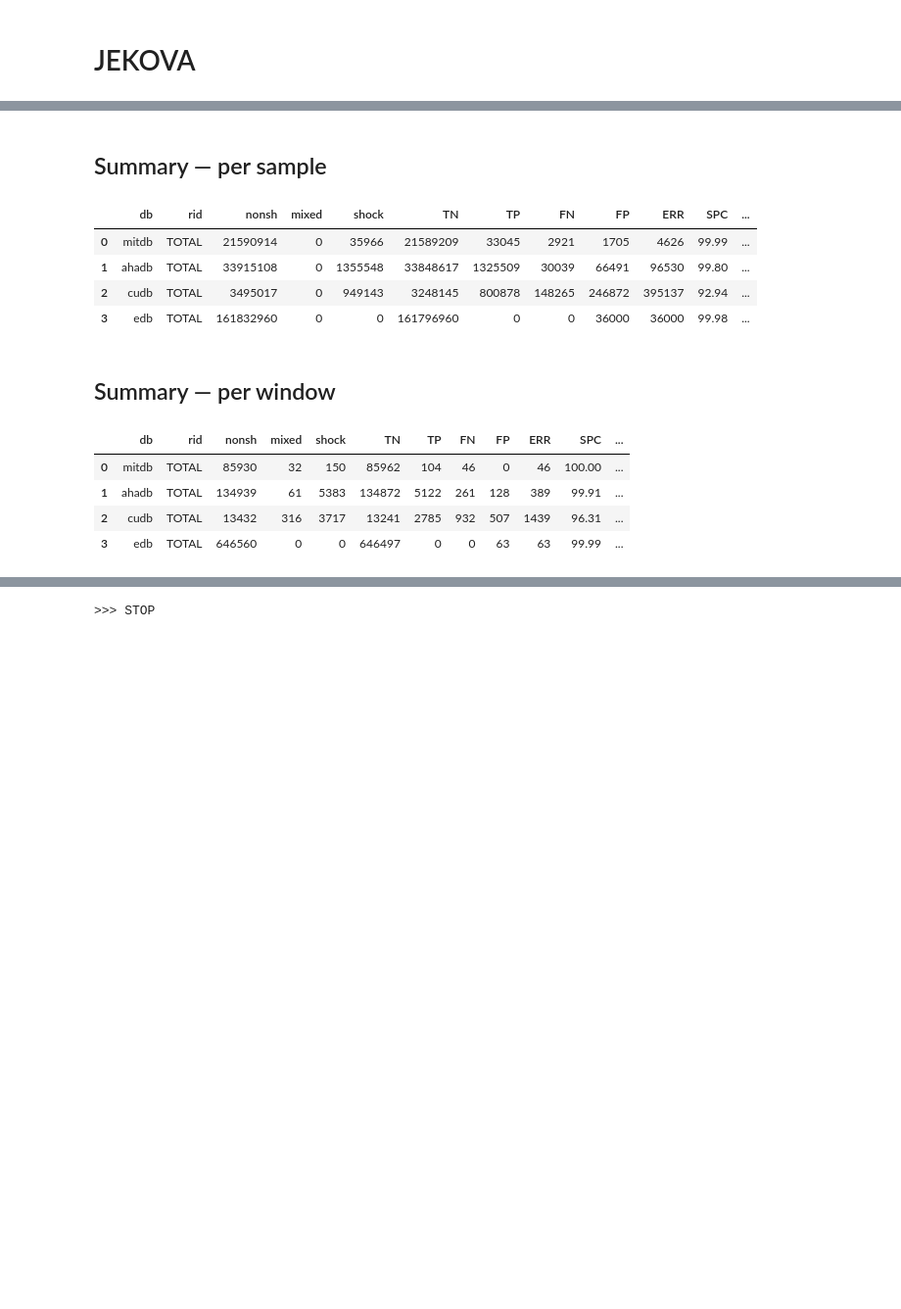
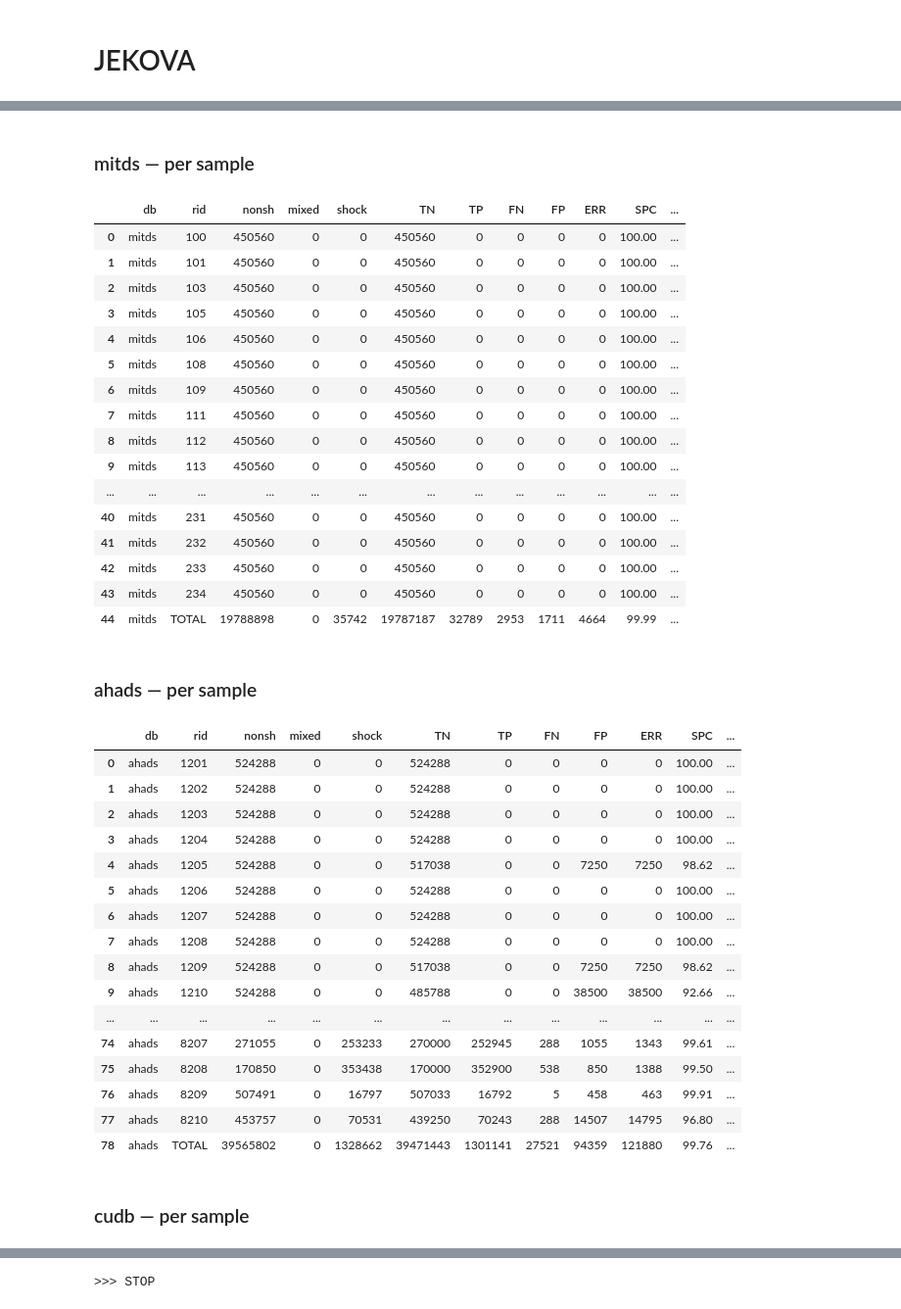
Before and after one commit to kbajalc/vfong, a Jupyter notebook: jekova/JEKOVA5.ipynb, the cells around one changed output, grey strips where cells are left out. Shown at 98% size. Drawn from its saved outputs; the diff is of its cells as text; code cells hidden in the pictures; blank space fills up the shorter version.

```diff
--- a/jekova/JEKOVA5.ipynb
+++ b/jekova/JEKOVA5.ipynb
@@ -237,7 +342,7 @@ COLUMNS = [
 ]
 
 # calculate Jekova counts in a 1 s segment of the band-pass output (paper step 5-6)
-def Counts(db, rid, pon, pof, vfb, lyn: np.ndarray, seg: np.ndarray) -> dict:
+def Counts(db, rid, pon, pof, vfb, seg: np.ndarray) -> dict:
     # step 5: the counts are defined on the absolute (rectified) filter output
     abs_fs = np.abs(np.asarray(seg, dtype=float))
     # abs_ly = np.abs(np.asarray(lyn, dtype=float))
@@ -319,13 +424,15 @@ def Process(rec: Record, use_butter = False) -> tuple[list[dict], list[dict], li
     # use Point for baseline removed, Sensor for original singal
     insig = rec.Point
 
-    lyn, jek = JakovaFilter(insig, use_butter)
-    rec.Jekova = jek
+    # lyn, jek = JakovaFilter(insig, use_butter)
+    # rec.Jekova = jek
+
+    jek = rec.Jekova
 
     vfib = np.zeros(len(insig), dtype=int)
     for epi in rec.RefEpi:
         if epi.Name in ["#VT", "VFL", "VF", "WF", "VFIB"]:
-            vfib[epi.Time:epi.End+1] = 1
+            vfib[epi.Time:epi.End] = 1
         pass #if
     pass #for
     rec.RefVFB = vfib
@@ -335,7 +442,7 @@ def Process(rec: Record, use_butter = False) -> tuple[list[dict], list[dict], li
         pon = s * FS
         pof = pon + FS
         vfb = int(np.sum(vfib[pon:pof]))
-        row = Counts(rec.DB, rec.RID, pon, pof, vfb, lyn[pon:pof], jek[pon:pof])
+        row = Counts(rec.DB, rec.RID, pon, pof, vfb, jek[pon:pof])
         rows.append(row)
     pass #for
 
@@ -552,15 +659,15 @@ pass #def
 # %%
 # PREPARE EXEC
 
-# EXG("mitdb", learn = True, cfm = True, devx = False, wrx = False)
-# EXG("ahadb", learn = True, cfm = True, devx = False, wrx = False)
+# EXG("mitds", learn = True, cfm = True, devx = False, wrx = False)
+# EXG("ahads", learn = True, cfm = True, devx = False, wrx = False)
 # EXG("cudb", learn = True, cfm = True, devx = False, wrx = False)
 # EXG("edb", learn = True, cfm = True, devx = False, wrx = False)
 # EXG("vfdb", learn = True, cfm = True, devx = False, wrx = False)
 
-USE_WFON = False
+USE_WFON = True
 USE_BUTTER = False
-DATABASES = ["mitdb", "ahadb", "cudb","edb"] # , "vfdb"]
+DATABASES = ["mitds", "ahads", "cudb","edb"] # , "vfdb"]
 
 for db in DATABASES:
     print(db)
@@ -574,38 +681,63 @@ edb
 # %%
 # EVAL EXEC
 
 wins, samp = [], []
 for db in DATABASES:
     df8 = pd.read_csv(f"../work/vfib/{db}_df{VER}.tsv", sep="\t")
     # rw = EvaluateWin(df8)
     rw, rs = Evaluate(df8)
     if db in DATABASES:
         # display(Markdown(f"### {db} — per window"));   display(rw)
-        # display(Markdown(f"### {db} — per sample"));   display(rs)
+        display(Markdown(f"### {db} — per sample"));   display(rs)
         pass
     pass #if
     wins.append(rw[rw["rid"] == "TOTAL"])
     samp.append(rs[rs["rid"] == "TOTAL"])
 pass #for
 
 display(Markdown("## Summary — per sample"))
 display(pd.concat(samp, ignore_index=True))
 
 # summary: the TOTAL row of every database, window vs sample
 display(Markdown("## Summary — per window"))
 display(pd.concat(wins, ignore_index=True))
 
 Stop()
 # %% [output]
-## Summary — per sample
+### mitds — per sample
 |  | db | rid | nonsh | mixed | shock | TN | TP | FN | FP | ERR | SPC | ... |
-| 0 | mitdb | TOTAL | 21590914 | 0 | 35966 | 21589209 | 33045 | 2921 | 1705 | 4626 | 99.99 | ... |
-| 1 | ahadb | TOTAL | 33915108 | 0 | 1355548 | 33848617 | 1325509 | 30039 | 66491 | 96530 | 99.80 | ... |
-| 2 | cudb | TOTAL | 3495017 | 0 | 949143 | 3248145 | 800878 | 148265 | 246872 | 395137 | 92.94 | ... |
-| 3 | edb | TOTAL | 161832960 | 0 | 0 | 161796960 | 0 | 0 | 36000 | 36000 | 99.98 | ... |
+| 0 | mitds | 100 | 450560 | 0 | 0 | 450560 | 0 | 0 | 0 | 0 | 100.00 | ... |
+| 1 | mitds | 101 | 450560 | 0 | 0 | 450560 | 0 | 0 | 0 | 0 | 100.00 | ... |
+| 2 | mitds | 103 | 450560 | 0 | 0 | 450560 | 0 | 0 | 0 | 0 | 100.00 | ... |
+| 3 | mitds | 105 | 450560 | 0 | 0 | 450560 | 0 | 0 | 0 | 0 | 100.00 | ... |
+| 4 | mitds | 106 | 450560 | 0 | 0 | 450560 | 0 | 0 | 0 | 0 | 100.00 | ... |
+| 5 | mitds | 108 | 450560 | 0 | 0 | 450560 | 0 | 0 | 0 | 0 | 100.00 | ... |
+| 6 | mitds | 109 | 450560 | 0 | 0 | 450560 | 0 | 0 | 0 | 0 | 100.00 | ... |
+| 7 | mitds | 111 | 450560 | 0 | 0 | 450560 | 0 | 0 | 0 | 0 | 100.00 | ... |
+| 8 | mitds | 112 | 450560 | 0 | 0 | 450560 | 0 | 0 | 0 | 0 | 100.00 | ... |
+| 9 | mitds | 113 | 450560 | 0 | 0 | 450560 | 0 | 0 | 0 | 0 | 100.00 | ... |
+| ... | ... | ... | ... | ... | ... | ... | ... | ... | ... | ... | ... | ... |
+| 40 | mitds | 231 | 450560 | 0 | 0 | 450560 | 0 | 0 | 0 | 0 | 100.00 | ... |
+| 41 | mitds | 232 | 450560 | 0 | 0 | 450560 | 0 | 0 | 0 | 0 | 100.00 | ... |
+| 42 | mitds | 233 | 450560 | 0 | 0 | 450560 | 0 | 0 | 0 | 0 | 100.00 | ... |
+| 43 | mitds | 234 | 450560 | 0 | 0 | 450560 | 0 | 0 | 0 | 0 | 100.00 | ... |
+| 44 | mitds | TOTAL | 19788898 | 0 | 35742 | 19787187 | 32789 | 2953 | 1711 | 4664 | 99.99 | ... |
-## Summary — per window
+### ahads — per sample
 |  | db | rid | nonsh | mixed | shock | TN | TP | FN | FP | ERR | SPC | ... |
-| 0 | mitdb | TOTAL | 85930 | 32 | 150 | 85962 | 104 | 46 | 0 | 46 | 100.00 | ... |
-| 1 | ahadb | TOTAL | 134939 | 61 | 5383 | 134872 | 5122 | 261 | 128 | 389 | 99.91 | ... |
-| 2 | cudb | TOTAL | 13432 | 316 | 3717 | 13241 | 2785 | 932 | 507 | 1439 | 96.31 | ... |
-| 3 | edb | TOTAL | 646560 | 0 | 0 | 646497 | 0 | 0 | 63 | 63 | 99.99 | ... |
+| 0 | ahads | 1201 | 524288 | 0 | 0 | 524288 | 0 | 0 | 0 | 0 | 100.00 | ... |
+| 1 | ahads | 1202 | 524288 | 0 | 0 | 524288 | 0 | 0 | 0 | 0 | 100.00 | ... |
+| 2 | ahads | 1203 | 524288 | 0 | 0 | 524288 | 0 | 0 | 0 | 0 | 100.00 | ... |
+| 3 | ahads | 1204 | 524288 | 0 | 0 | 524288 | 0 | 0 | 0 | 0 | 100.00 | ... |
+| 4 | ahads | 1205 | 524288 | 0 | 0 | 517038 | 0 | 0 | 7250 | 7250 | 98.62 | ... |
+| 5 | ahads | 1206 | 524288 | 0 | 0 | 524288 | 0 | 0 | 0 | 0 | 100.00 | ... |
+| 6 | ahads | 1207 | 524288 | 0 | 0 | 524288 | 0 | 0 | 0 | 0 | 100.00 | ... |
+| 7 | ahads | 1208 | 524288 | 0 | 0 | 524288 | 0 | 0 | 0 | 0 | 100.00 | ... |
+| 8 | ahads | 1209 | 524288 | 0 | 0 | 517038 | 0 | 0 | 7250 | 7250 | 98.62 | ... |
+| 9 | ahads | 1210 | 524288 | 0 | 0 | 485788 | 0 | 0 | 38500 | 38500 | 92.66 | ... |
+| ... | ... | ... | ... | ... | ... | ... | ... | ... | ... | ... | ... | ... |
+| 74 | ahads | 8207 | 271055 | 0 | 253233 | 270000 | 252945 | 288 | 1055 | 1343 | 99.61 | ... |
+| 75 | ahads | 8208 | 170850 | 0 | 353438 | 170000 | 352900 | 538 | 850 | 1388 | 99.50 | ... |
+| 76 | ahads | 8209 | 507491 | 0 | 16797 | 507033 | 16792 | 5 | 458 | 463 | 99.91 | ... |
+| 77 | ahads | 8210 | 453757 | 0 | 70531 | 439250 | 70243 | 288 | 14507 | 14795 | 96.80 | ... |
+| 78 | ahads | TOTAL | 39565802 | 0 | 1328662 | 39471443 | 1301141 | 27521 | 94359 | 121880 | 99.76 | ... |
+### cudb — per sample
```
Also changed, not shown: parts of 5 cells of this notebook, 1 other file.
